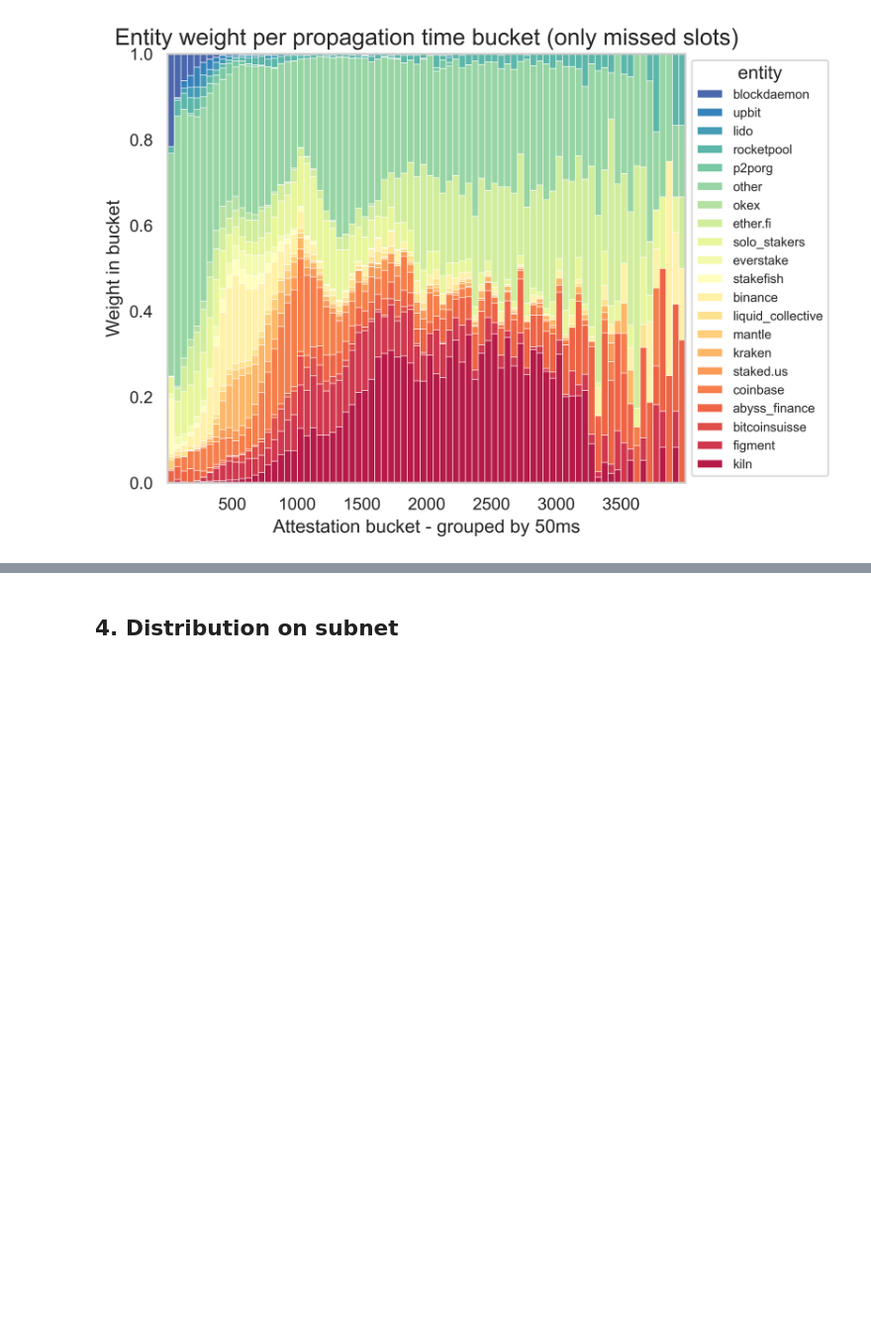
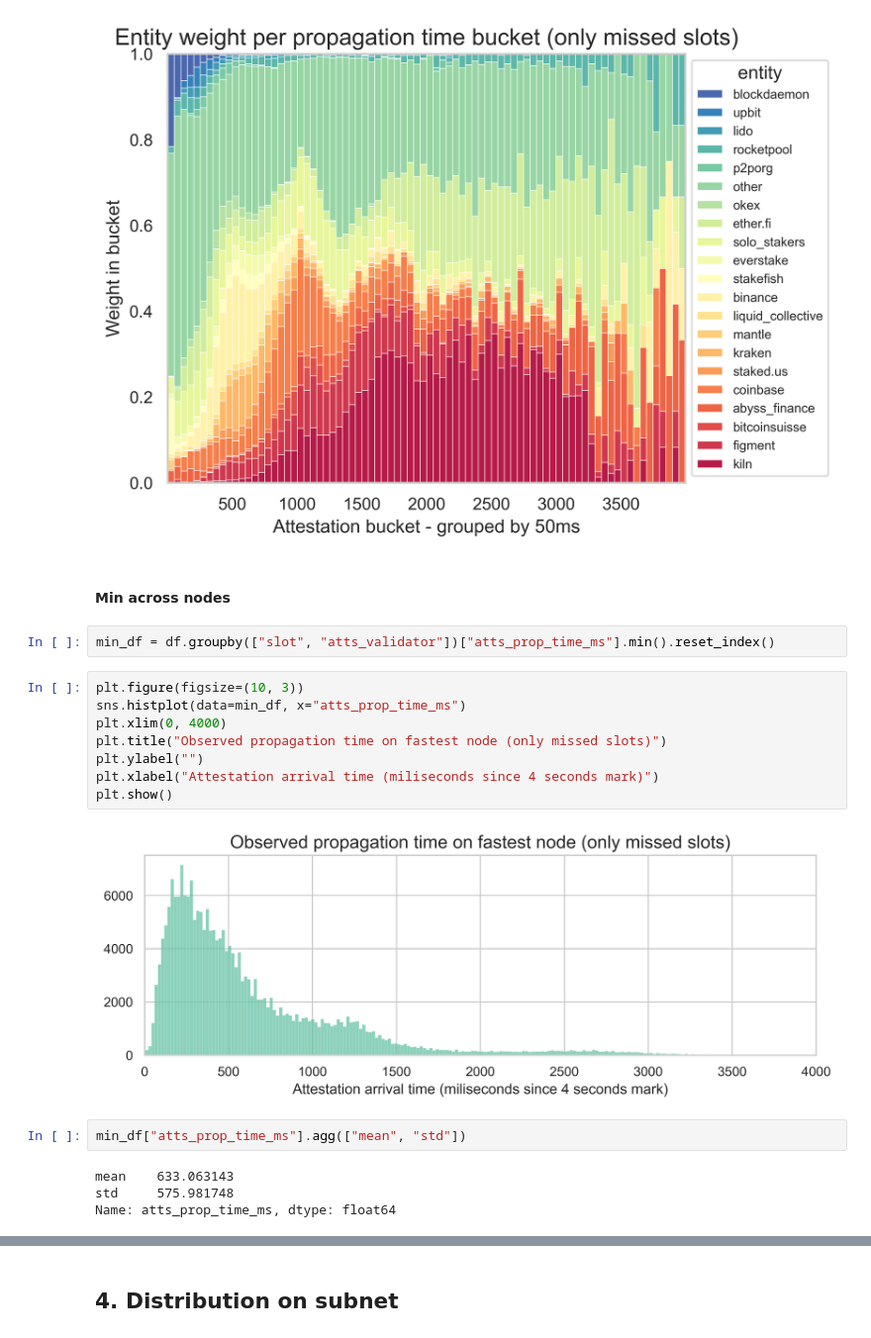
Before and after one commit to misilva73/eth-slot-analysis, a Jupyter notebook: notebooks/2.4-committee-attestations-missed-slots.ipynb, the cells around one changed output, grey strips where cells are left out. Shown at 99% size. Cells and saved outputs as stored; diff of their text form; blank space fills up the shorter version.

```diff
--- a/notebooks/2.4-committee-attestations-missed-slots.ipynb
+++ b/notebooks/2.4-committee-attestations-missed-slots.ipynb
@@ -236,3 +235,23 @@ plt.xlabel("Attestation bucket - grouped by 50ms")
 plt.show()
 # %% [output]
 [figure]
+# %% [markdown]
+#### Min across nodes
+# %%
+min_df = df.groupby(["slot", "atts_validator"])["atts_prop_time_ms"].min().reset_index()
+# %%
+plt.figure(figsize=(10, 3))
+sns.histplot(data=min_df, x="atts_prop_time_ms")
+plt.xlim(0, 4000)
+plt.title("Observed propagation time on fastest node (only missed slots)")
+plt.ylabel("")
+plt.xlabel("Attestation arrival time (miliseconds since 4 seconds mark)")
+plt.show()
+# %% [output]
+[figure, added]
+# %%
+min_df["atts_prop_time_ms"].agg(["mean", "std"])
+# %% [output]
+mean    633.063143
+std     575.981748
+Name: atts_prop_time_ms, dtype: float64
```
Also changed, not shown: parts of 2 cells of this notebook, 11 other files.
